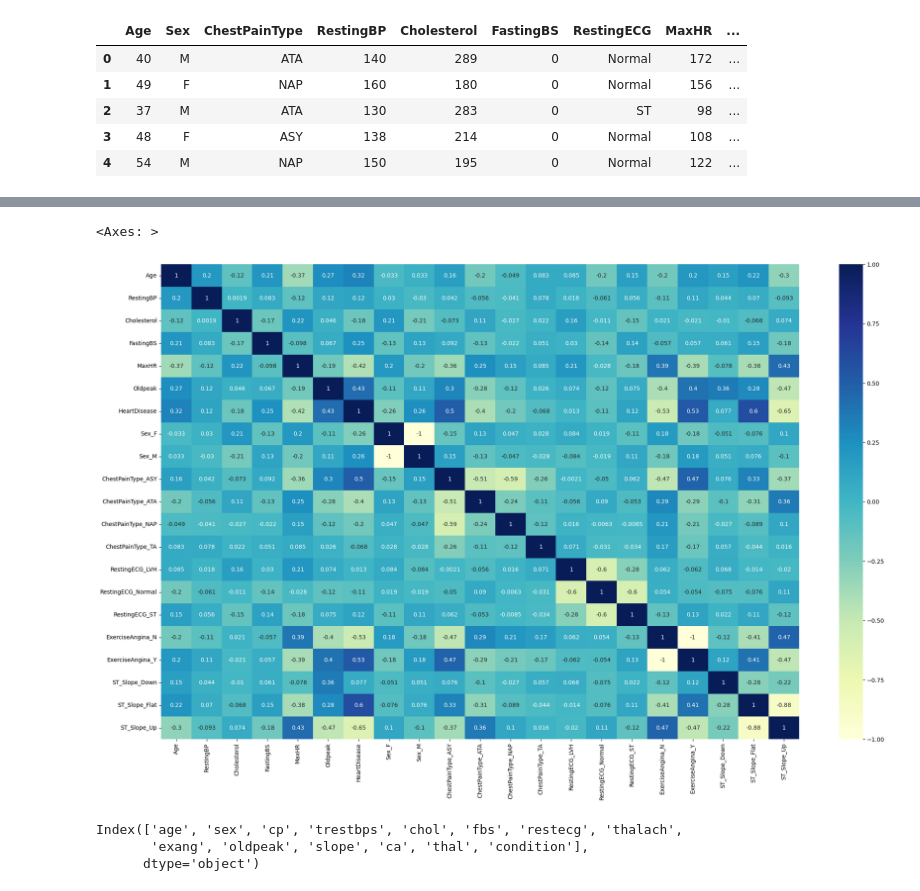
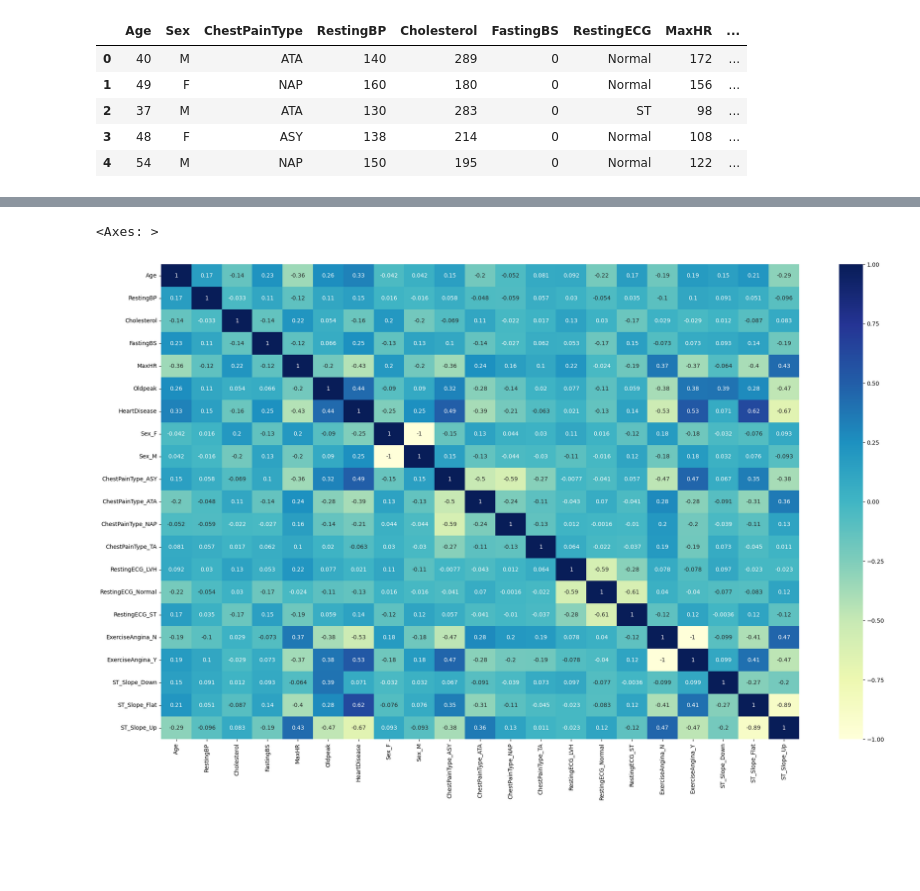
Before and after one commit to Rhapsody360/-safety, a Jupyter notebook: finalmodel.ipynb, the cells around one changed output, grey strips where cells are left out. Drawn from its saved outputs; the diff is of its cells as text; code cells hidden in the pictures; blank space fills up the shorter version.

```diff
--- a/finalmodel.ipynb
+++ b/finalmodel.ipynb
@@ -82,0 +53,11 @@ Index(['age', 'sex', 'cp', 'trestbps', 'chol', 'fbs', 'restecg', 'thalach',
+# %%
+#the hardcoding, specifically selecting hypertensive patients BP 130 and more for all ages dataset 1
+
+hypertension_patients = []
+for i,row in data1.iterrows():
+    if data1.loc[i, "RestingBP"] >= 130:
+        hypertension_patients.append(row)
+
+htd_patients1 = pd.DataFrame(hypertension_patients, columns=['Age', 'Sex',
+     'ChestPainType', 'RestingBP', 'Cholesterol', 'FastingBS', 'RestingECG',
+     'MaxHR', 'ExerciseAngina', 'Oldpeak', 'ST_Slope',  'HeartDisease'])
@@ -156,3 +128,3 @@ memory usage: 23.1 KB
 # %%
-htd_patients = pd.get_dummies(htd_patients, columns = ['Sex','ChestPainType','RestingECG','ExerciseAngina','ST_Slope'])
+htd_patients1 = pd.get_dummies(htd_patients1, columns = ['Sex','ChestPainType','RestingECG','ExerciseAngina','ST_Slope'])
 # %%
@@ -188,20 +134,16 @@ Index(['Age', 'RestingBP', 'Cholesterol', 'FastingBS', 'MaxHR', 'Oldpeak',
 # %%
 plt.figure(figsize = (25,15))
-sns.heatmap(htd_patients[['Age', 'RestingBP', 'Cholesterol', 'FastingBS', 'MaxHR', 'Oldpeak',
+sns.heatmap(htd_patients1[['Age', 'RestingBP', 'Cholesterol', 'FastingBS', 'MaxHR', 'Oldpeak',
        'HeartDisease', 'Sex_F', 'Sex_M', 'ChestPainType_ASY',
        'ChestPainType_ATA', 'ChestPainType_NAP', 'ChestPainType_TA',
        'RestingECG_LVH', 'RestingECG_Normal', 'RestingECG_ST',
        'ExerciseAngina_N', 'ExerciseAngina_Y', 'ST_Slope_Down',
        'ST_Slope_Flat', 'ST_Slope_Up']].corr(),
        cmap="YlGnBu", annot=True)
 # %% [output]
 <Axes: >
-[figure, old version]
+[figure, new version]
 # %%
-htd_patients_clevland.columns
+htd_patients2.columns
-# %% [output]
-Index(['age', 'sex', 'cp', 'trestbps', 'chol', 'fbs', 'restecg', 'thalach',
-       'exang', 'oldpeak', 'slope', 'ca', 'thal', 'condition'],
-      dtype='object')
 # %%
 plt.figure(figsize = (25,15))
```
Also changed, not shown: parts of 20 cells of this notebook, 1 other file.
